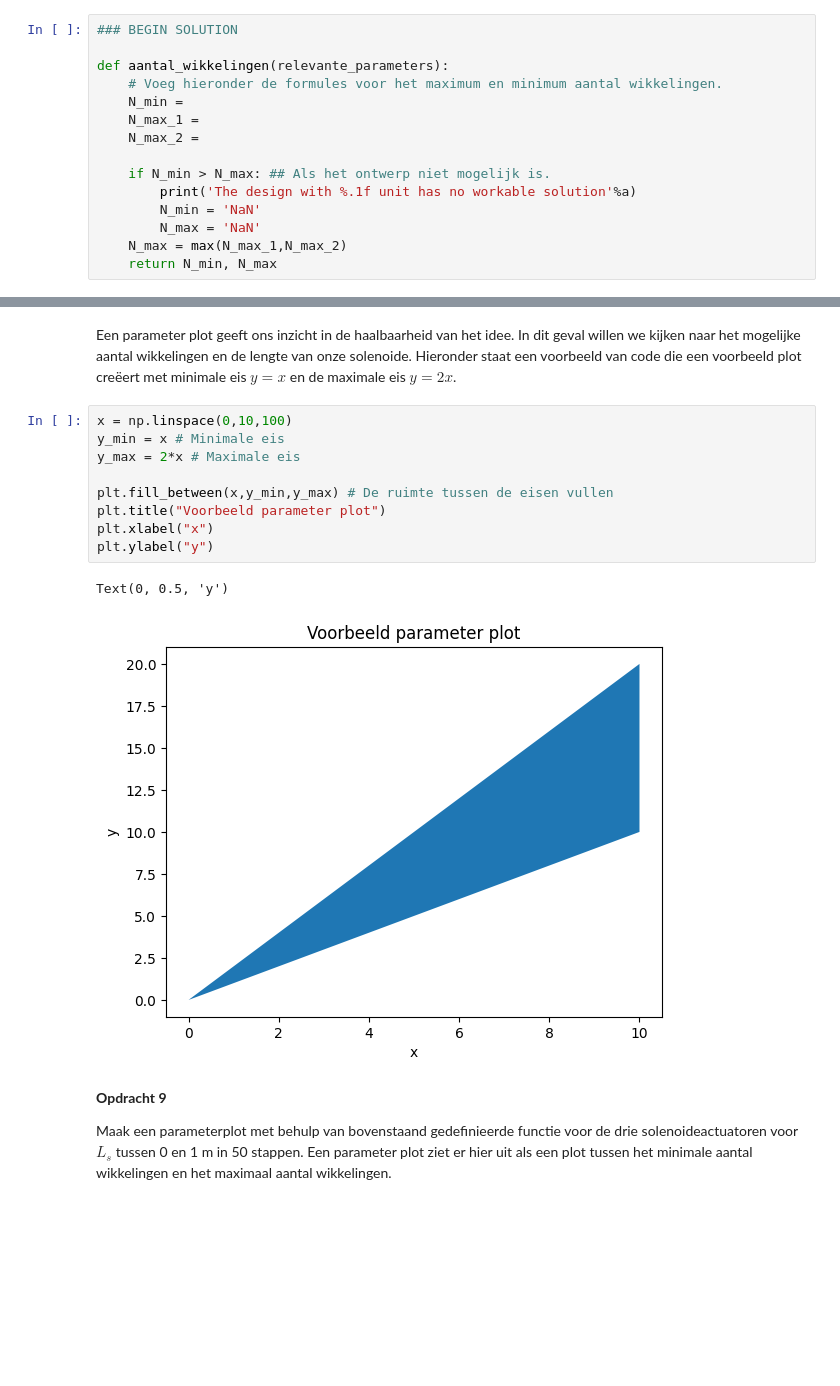
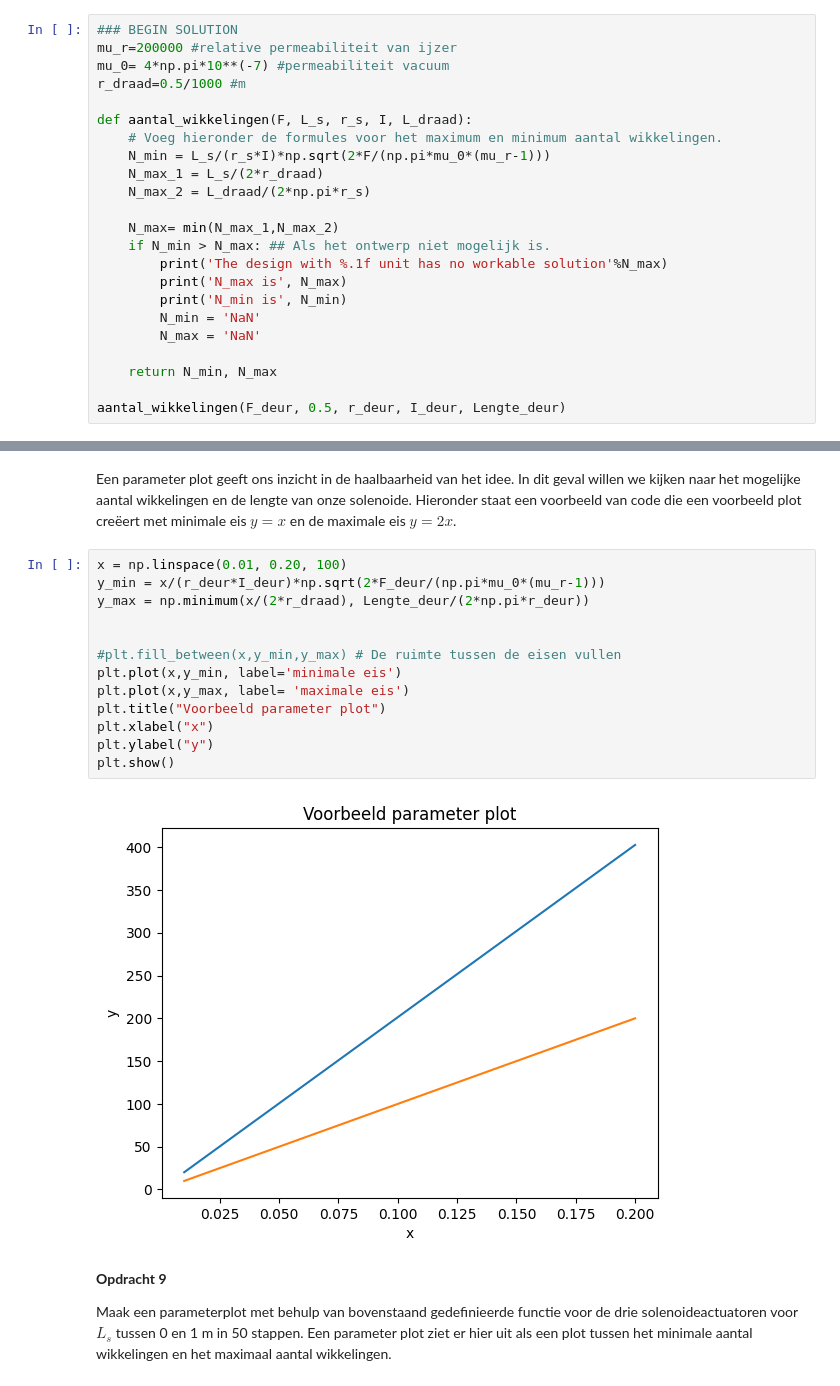
Before and after one commit to caricevonmorgen-dotcom/opdrachten-DEF-D-lol, a Jupyter notebook: 2KrachtactuatorOpdracht (1)/2KrachtactuatorOpdracht/KrachtactuatorOpdracht.ipynb, the cells around one changed output, grey strips where cells are left out. Cells and saved outputs as stored; diff of their text form; blank space fills up the shorter version.

```diff
--- a/2KrachtactuatorOpdracht (1)/2KrachtactuatorOpdracht/KrachtactuatorOpdracht.ipynb
+++ b/2KrachtactuatorOpdracht (1)/2KrachtactuatorOpdracht/KrachtactuatorOpdracht.ipynb
@@ -196,17 +196,25 @@ Het maximum aantal wikkelingen is de kleinste van voorwaarde 2) en 3). Geef een
 Plaats hier een png met jullie eventuele analytische afleiding.
 # %%
 ### BEGIN SOLUTION
+mu_r=200000 #relative permeabiliteit van ijzer
+mu_0= 4*np.pi*10**(-7) #permeabiliteit vacuum
+r_draad=0.5/1000 #m
 
-def aantal_wikkelingen(relevante_parameters):
+def aantal_wikkelingen(F, L_s, r_s, I, L_draad):
     # Voeg hieronder de formules voor het maximum en minimum aantal wikkelingen.
-    N_min =
-    N_max_1 =
-    N_max_2 =
+    N_min = L_s/(r_s*I)*np.sqrt(2*F/(np.pi*mu_0*(mu_r-1)))
+    N_max_1 = L_s/(2*r_draad)
+    N_max_2 = L_draad/(2*np.pi*r_s)
 
+    N_max= min(N_max_1,N_max_2)
     if N_min > N_max: ## Als het ontwerp niet mogelijk is.
-        print('The design with %.1f unit has no workable solution'%a)
+        print('The design with %.1f unit has no workable solution'%N_max)
+        print('N_max is', N_max)
+        print('N_min is', N_min)
         N_min = 'NaN'
         N_max = 'NaN'
-    N_max = max(N_max_1,N_max_2)
+
     return N_min, N_max
+
+aantal_wikkelingen(F_deur, 0.5, r_deur, I_deur, Lengte_deur)
 # %% [output]
@@ -214,17 +225,20 @@ SyntaxError: invalid syntax (1300970353.py, line 5)
 # %% [markdown]
 Een parameter plot geeft ons inzicht in de haalbaarheid van het idee. In dit geval willen we kijken naar het mogelijke aantal wikkelingen en de lengte van onze solenoide. Hieronder staat een voorbeeld van code die een voorbeeld plot creëert met minimale eis $y=x$ en de maximale eis $y=2x$.
 # %%
-x = np.linspace(0,10,100)
-y_min = x # Minimale eis
-y_max = 2*x # Maximale eis
+x = np.linspace(0.01, 0.20, 100)
+y_min = x/(r_deur*I_deur)*np.sqrt(2*F_deur/(np.pi*mu_0*(mu_r-1)))
+y_max = np.minimum(x/(2*r_draad), Lengte_deur/(2*np.pi*r_deur))
 
-plt.fill_between(x,y_min,y_max) # De ruimte tussen de eisen vullen
+
+#plt.fill_between(x,y_min,y_max) # De ruimte tussen de eisen vullen
+plt.plot(x,y_min, label='minimale eis')
+plt.plot(x,y_max, label= 'maximale eis')
 plt.title("Voorbeeld parameter plot")
 plt.xlabel("x")
 plt.ylabel("y")
+plt.show()
 # %% [output]
-Text(0, 0.5, 'y')
-[figure, old version]
+[figure, new version]
 # %% [markdown]
 **Opdracht 9**
 
```
Also changed, not shown: parts of 2 cells of this notebook.
